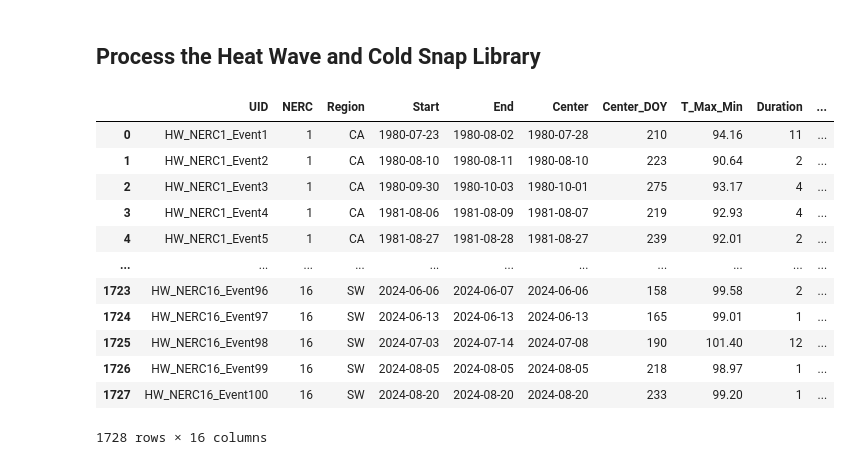
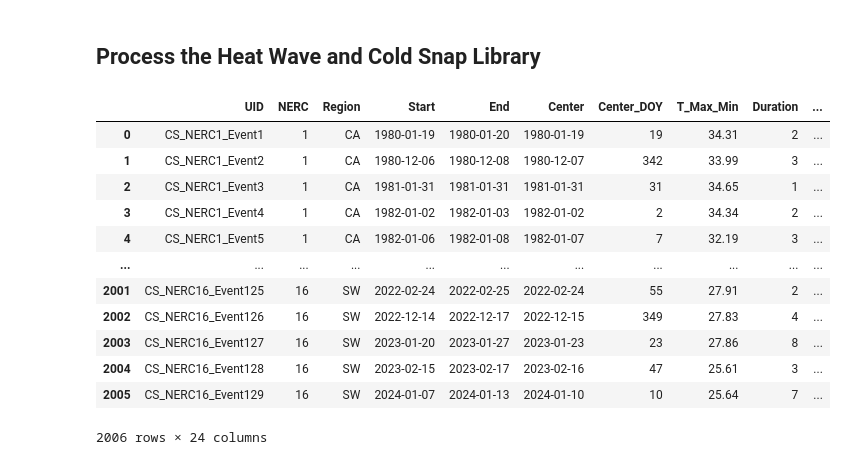
Before and after one commit to cdburley/burleyson-etal_2026_tbd, a Jupyter notebook: notebooks/process_hw_cs_libraries.ipynb, the cells around one changed output. Saved outputs shown, nothing was run; the diff lists cells and outputs as text; code cells hidden in the pictures.

```diff
--- a/notebooks/process_hw_cs_libraries.ipynb
+++ b/notebooks/process_hw_cs_libraries.ipynb
@@ -173,10 +173,18 @@ def expand_hw_cs_libraries(hw_cs: str, time_window: int, metadata_input_dir: str
               # Calculate the statistics on what the grid is doing during the event and add the results back into the main dataframe:
               output_df.at[row, 'WECC_Load_Peak'] = region_subset_df['WECC_Load'].max().round(0)
               output_df.at[row, 'Region_Load_Peak'] = region_subset_df['Region_Load'].max().round(0)
+              output_df.at[row, 'Max_LMP'] = region_subset_df['LMP'].max().round(2)
               output_df.at[row, 'Max_Load_Shed'] = region_subset_df['Load_Shed'].max().round(0)
-              output_df.at[row, 'Gen_at_Peak'] = region_subset_df.loc[region_subset_df['Region_Load'].idxmax(), ['Total']].item().round(0)
               output_df.at[row, 'Import_at_Peak'] = region_subset_df.loc[region_subset_df['Region_Load'].idxmax(), ['Imports']].item().round(0)
               output_df.at[row, 'Renew_at_Peak'] = region_subset_df.loc[region_subset_df['Region_Load'].idxmax(), ['Renewable_Fraction']].item().round(4)
+              output_df.at[row, 'LMP_at_Peak'] = region_subset_df.loc[region_subset_df['Region_Load'].idxmax(), ['LMP']].item().round(2)
+              output_df.at[row, 'Total_at_Peak'] = region_subset_df.loc[region_subset_df['Region_Load'].idxmax(), ['Total']].item().round(0)
+              output_df.at[row, 'Coal_at_Peak'] = region_subset_df.loc[region_subset_df['Region_Load'].idxmax(), ['Coal']].item().round(0)
+              output_df.at[row, 'Gas_at_Peak'] = region_subset_df.loc[region_subset_df['Region_Load'].idxmax(), ['Gas']].item().round(0)
+              output_df.at[row, 'Hydro_at_Peak'] = region_subset_df.loc[region_subset_df['Region_Load'].idxmax(), ['Hydro']].item().round(0)
+              output_df.at[row, 'Other_at_Peak'] = region_subset_df.loc[region_subset_df['Region_Load'].idxmax(), ['Other']].item().round(0)
+              output_df.at[row, 'Solar_at_Peak'] = region_subset_df.loc[region_subset_df['Region_Load'].idxmax(), ['Solar']].item().round(0)
+              output_df.at[row, 'Wind_at_Peak'] = region_subset_df.loc[region_subset_df['Region_Load'].idxmax(), ['Wind']].item().round(0)
 
            # Clean up and move to the next event:
            del event_df, region, start_date, end_date, region_df, region_subset_df
@@ -190,25 +198,25 @@ def expand_hw_cs_libraries(hw_cs: str, time_window: int, metadata_input_dir: str
     return output_df
 # %%
 # Execute the function:
-output_df = expand_hw_cs_libraries(hw_cs = 'HW',
+output_df = expand_hw_cs_libraries(hw_cs = 'CS',
                                    time_window = 3, # Time (in +/- days) over which to identify coincident events across NERC regions
                                    metadata_input_dir = metadata_input_dir,
                                    events_data_input_dir = events_data_input_dir,
                                    integrated_time_series_data_input_dir = integrated_time_series_data_input_dir,
                                    data_output_dir = data_output_dir)
 
 output_df
 # %% [output]
 |  | UID | NERC | Region | Start | End | Center | Center_DOY | T_Max_Min | Duration | ... |
-| 0 | HW_NERC1_Event1 | 1 | CA | 1980-07-23 | 1980-08-02 | 1980-07-28 | 210 | 94.16 | 11 | ... |
-| 1 | HW_NERC1_Event2 | 1 | CA | 1980-08-10 | 1980-08-11 | 1980-08-10 | 223 | 90.64 | 2 | ... |
-| 2 | HW_NERC1_Event3 | 1 | CA | 1980-09-30 | 1980-10-03 | 1980-10-01 | 275 | 93.17 | 4 | ... |
-| 3 | HW_NERC1_Event4 | 1 | CA | 1981-08-06 | 1981-08-09 | 1981-08-07 | 219 | 92.93 | 4 | ... |
-| 4 | HW_NERC1_Event5 | 1 | CA | 1981-08-27 | 1981-08-28 | 1981-08-27 | 239 | 92.01 | 2 | ... |
+| 0 | CS_NERC1_Event1 | 1 | CA | 1980-01-19 | 1980-01-20 | 1980-01-19 | 19 | 34.31 | 2 | ... |
+| 1 | CS_NERC1_Event2 | 1 | CA | 1980-12-06 | 1980-12-08 | 1980-12-07 | 342 | 33.99 | 3 | ... |
+| 2 | CS_NERC1_Event3 | 1 | CA | 1981-01-31 | 1981-01-31 | 1981-01-31 | 31 | 34.65 | 1 | ... |
+| 3 | CS_NERC1_Event4 | 1 | CA | 1982-01-02 | 1982-01-03 | 1982-01-02 | 2 | 34.34 | 2 | ... |
+| 4 | CS_NERC1_Event5 | 1 | CA | 1982-01-06 | 1982-01-08 | 1982-01-07 | 7 | 32.19 | 3 | ... |
 | ... | ... | ... | ... | ... | ... | ... | ... | ... | ... | ... |
-| 1723 | HW_NERC16_Event96 | 16 | SW | 2024-06-06 | 2024-06-07 | 2024-06-06 | 158 | 99.58 | 2 | ... |
-| 1724 | HW_NERC16_Event97 | 16 | SW | 2024-06-13 | 2024-06-13 | 2024-06-13 | 165 | 99.01 | 1 | ... |
-| 1725 | HW_NERC16_Event98 | 16 | SW | 2024-07-03 | 2024-07-14 | 2024-07-08 | 190 | 101.40 | 12 | ... |
-| 1726 | HW_NERC16_Event99 | 16 | SW | 2024-08-05 | 2024-08-05 | 2024-08-05 | 218 | 98.97 | 1 | ... |
-| 1727 | HW_NERC16_Event100 | 16 | SW | 2024-08-20 | 2024-08-20 | 2024-08-20 | 233 | 99.20 | 1 | ... |
+| 2001 | CS_NERC16_Event125 | 16 | SW | 2022-02-24 | 2022-02-25 | 2022-02-24 | 55 | 27.91 | 2 | ... |
+| 2002 | CS_NERC16_Event126 | 16 | SW | 2022-12-14 | 2022-12-17 | 2022-12-15 | 349 | 27.83 | 4 | ... |
+| 2003 | CS_NERC16_Event127 | 16 | SW | 2023-01-20 | 2023-01-27 | 2023-01-23 | 23 | 27.86 | 8 | ... |
+| 2004 | CS_NERC16_Event128 | 16 | SW | 2023-02-15 | 2023-02-17 | 2023-02-16 | 47 | 25.61 | 3 | ... |
+| 2005 | CS_NERC16_Event129 | 16 | SW | 2024-01-07 | 2024-01-13 | 2024-01-10 | 10 | 25.64 | 7 | ... |
-1728 rows × 16 columns
+2006 rows × 24 columns
```
Also changed, not shown: 7 other files.
